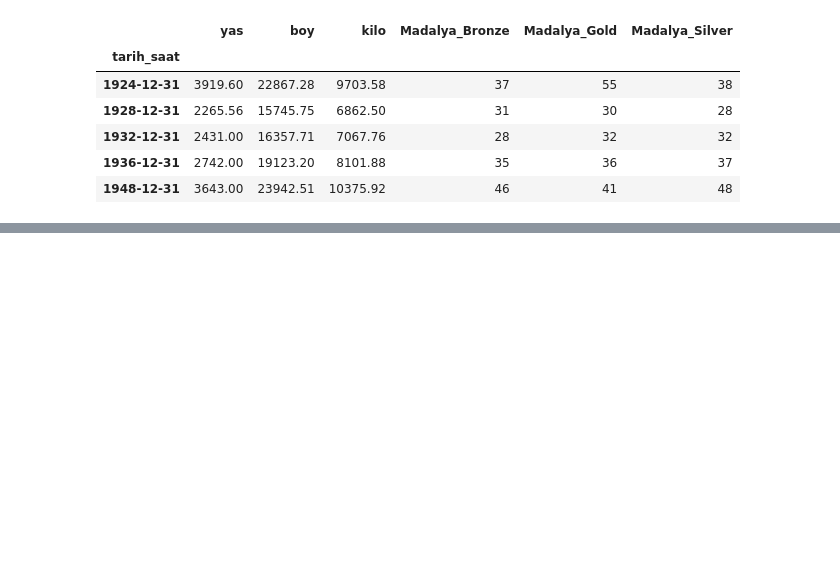
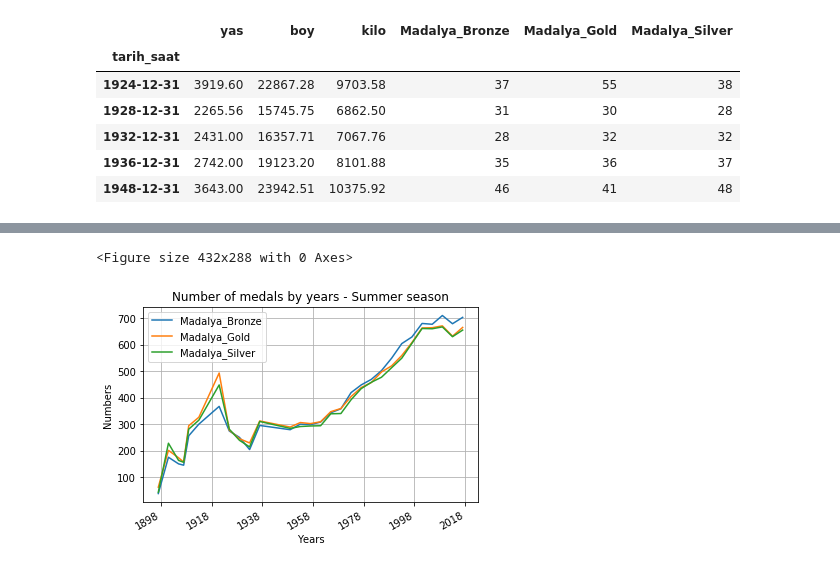
Before and after one commit to muratgoktas/DataScienceWithPython, a Jupyter notebook: OlimpiyatlarVeriSeti.ipynb, the cells around one changed output, grey strips where cells are left out. Saved outputs shown, nothing was run; the diff lists cells and outputs as text; code cells hidden in the pictures; blank space fills up the shorter version.

Commit message:
A-08) Code added for Number of medals by years and seasons.Last code and commit.

```diff
--- a/OlimpiyatlarVeriSeti.ipynb
+++ b/OlimpiyatlarVeriSeti.ipynb
@@ -765,3 +765,7 @@ periodic_data_winter.head()
 | 1932-12-31 | 2431.00 | 16357.71 | 7067.76 | 28 | 32 | 32 |
 | 1936-12-31 | 2742.00 | 19123.20 | 8101.88 | 35 | 36 | 37 |
 | 1948-12-31 | 3643.00 | 23942.51 | 10375.92 | 46 | 41 | 48 |
+# %%
+periodic_data_summer = summer.resample("A").sum()
+periodic_data_summer = periodic_data_summer[~(periodic_data_summer ==0).any(axis=1)]
+periodic_data_summer.head()
@@ -767,0 +780,12 @@ periodic_data_winter.head()
+# %%
+# number of medals by years and summer season
+plt.figure()
+periodic_data_summer.loc[:,["Madalya_Bronze","Madalya_Gold","Madalya_Silver"]].plot()
+plt.title("Number of medals by years - Summer season")
+plt.ylabel("Numbers")
+plt.xlabel("Years")
+plt.grid(True)
+plt.show()
+# %% [output]
+<Figure size 432x288 with 0 Axes>
+[figure, added]
```
Also changed, not shown: parts of 2 cells of this notebook.
